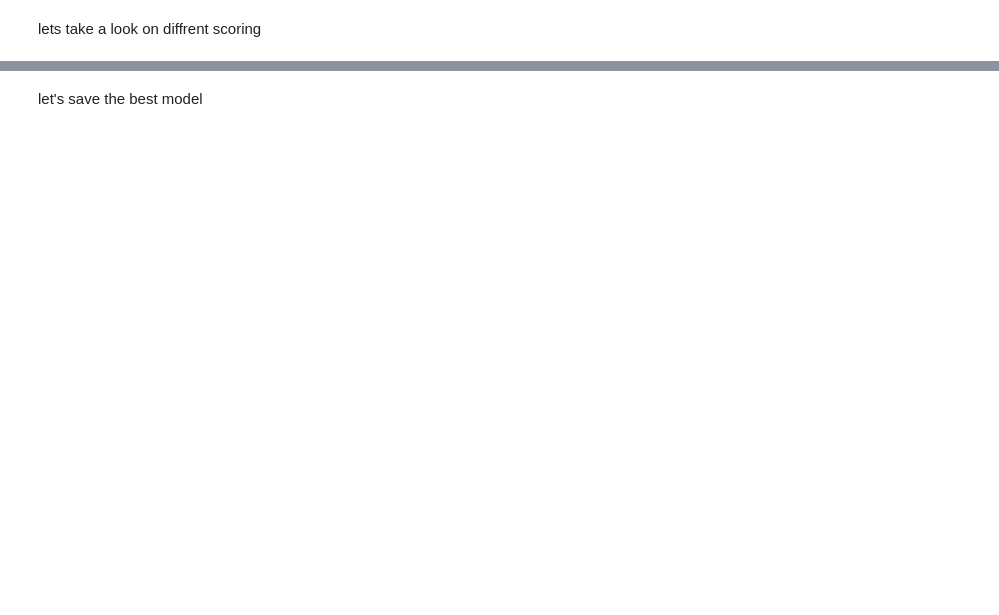
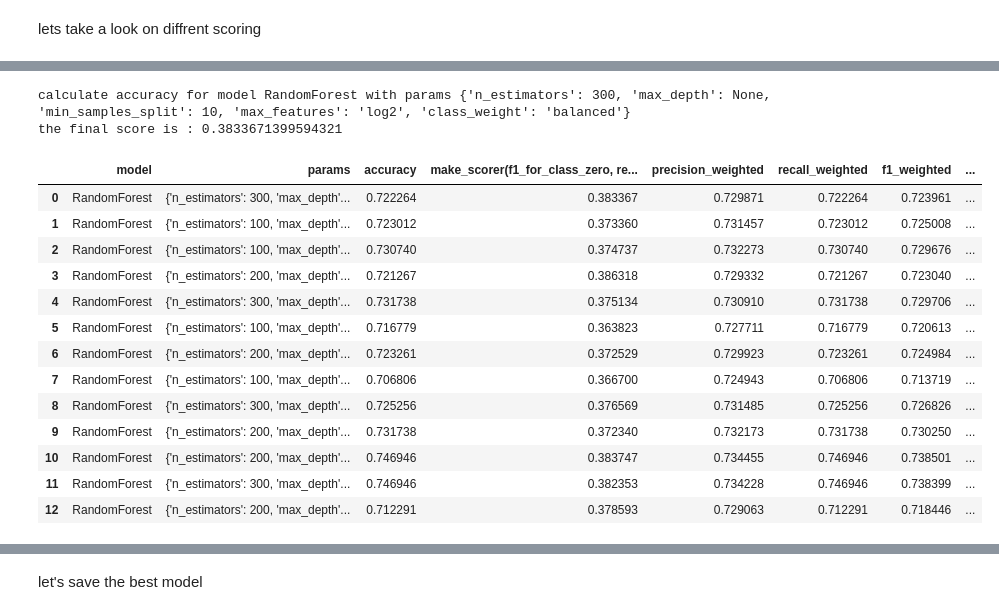
Before and after one commit to gordyay/food-nutrition-module, a Jupyter notebook: src/recipes.ipynb, the cells around one changed output, grey strips where cells are left out. Cells and saved outputs as stored; diff of their text form; code cells hidden in the pictures; blank space fills up the shorter version.

```diff
--- a/src/recipes.ipynb
+++ b/src/recipes.ipynb
@@ -779,7 +852,7 @@ now lets binarize the target column by converting the integers to classes ‘bad
 # %%
 converted_classes_y=pd.cut(closest_int(y), bins = [-1, 1, 3, 5], labels = [0, 1, 2])
 
-splitter = TrainValidationTest(stratified=False,smote=True)
+splitter = TrainValidationTest(stratified=True)
 X_train, X_valid, X_test, y_train, y_valid, y_test = splitter.split(X, converted_classes_y)
 X_comb=pd.concat([X_train, X_valid], axis=0, ignore_index=True)
 y_comb=pd.concat([y_train, y_valid], axis=0, ignore_index=True)
@@ -786,8 +861,17 @@ y_comb=pd.concat([y_train, y_valid], axis=0, ignore_index=True)
+# %%
+from sklearn.metrics import make_scorer, precision_score, recall_score
+
+def f1_for_class_zero(y_true, y_pred):
+    # Точность для класса 0
+    p0 = precision_score(y_true == 0, y_pred == 0, zero_division=0)
+    # Полнота для класса 0
+    r0 = recall_score(y_true == 0, y_pred == 0, zero_division=0)
+    # F1-метрика для класса 0
+    f1_0 = 2 * (p0 * r0) / (p0 + r0) if (p0 + r0) > 0 else 0
+    return f1_0
+
+f1_0_scorer = make_scorer(f1_for_class_zero)
 # %%
-search_parametrs= ModelSelection(estimators,estimators_name, grid_dict, scoring='precision_weighted')
-result_serching=search_parametrs.choose(X_train, y_train, X_valid, y_valid)
-best_classifaer=estimators[estimators_name.index(result_serching.iloc[0]['model'])]
-params=result_serching.iloc[0]['params']
-fit_score(best_classifaer, params, X_comb,y_comb, X_test,y_test, scoring="accuracy")
-calc_scores(estimators, estimators_name, result_serching.head(8), scorings)
+search_parametrs= ModelSelection(estimators,estimators_name, grid_dict, scoring=f1_0_scorer)
+result_class_serching2=search_parametrs.choose(X_train, y_train, X_valid, y_valid)
 # %% [output]
@@ -794,0 +894,32 @@ KeyboardInterrupt:
+# %%
+scorings = [
+    'accuracy',
+    f1_0_scorer,
+    'precision_weighted',
+    'recall_weighted',
+    'f1_weighted',
+    'balanced_accuracy',
+]
+model_name=result_class_serching2.iloc[0]['model']
+best_classifaer=estimators[estimators_name.index(model_name)]
+params=result_class_serching2.iloc[0]['params']
+print(f"calculate {scoring} for model {model_name} with params {params}")
+fit_score(best_classifaer, params, X_comb,y_comb, X_test,y_test, scoring=f1_0_scorer)
+calc_scores(estimators, estimators_name, result_class_serching2.head(13), scorings)
+# %% [output]
+calculate accuracy for model RandomForest with params {'n_estimators': 300, 'max_depth': None, 'min_samples_split': 10, 'max_features': 'log2', 'class_weight': 'balanced'}
+the final score is : 0.3833671399594321
+|  | model | params | accuracy | make_scorer(f1_for_class_zero, re... | precision_weighted | recall_weighted | f1_weighted | ... |
+| 0 | RandomForest | {'n_estimators': 300, 'max_depth'... | 0.722264 | 0.383367 | 0.729871 | 0.722264 | 0.723961 | ... |
+| 1 | RandomForest | {'n_estimators': 100, 'max_depth'... | 0.723012 | 0.373360 | 0.731457 | 0.723012 | 0.725008 | ... |
+| 2 | RandomForest | {'n_estimators': 100, 'max_depth'... | 0.730740 | 0.374737 | 0.732273 | 0.730740 | 0.729676 | ... |
+| 3 | RandomForest | {'n_estimators': 200, 'max_depth'... | 0.721267 | 0.386318 | 0.729332 | 0.721267 | 0.723040 | ... |
+| 4 | RandomForest | {'n_estimators': 300, 'max_depth'... | 0.731738 | 0.375134 | 0.730910 | 0.731738 | 0.729706 | ... |
+| 5 | RandomForest | {'n_estimators': 100, 'max_depth'... | 0.716779 | 0.363823 | 0.727711 | 0.716779 | 0.720613 | ... |
+| 6 | RandomForest | {'n_estimators': 200, 'max_depth'... | 0.723261 | 0.372529 | 0.729923 | 0.723261 | 0.724984 | ... |
+| 7 | RandomForest | {'n_estimators': 100, 'max_depth'... | 0.706806 | 0.366700 | 0.724943 | 0.706806 | 0.713719 | ... |
+| 8 | RandomForest | {'n_estimators': 300, 'max_depth'... | 0.725256 | 0.376569 | 0.731485 | 0.725256 | 0.726826 | ... |
+| 9 | RandomForest | {'n_estimators': 200, 'max_depth'... | 0.731738 | 0.372340 | 0.732173 | 0.731738 | 0.730250 | ... |
+| 10 | RandomForest | {'n_estimators': 200, 'max_depth'... | 0.746946 | 0.383747 | 0.734455 | 0.746946 | 0.738501 | ... |
+| 11 | RandomForest | {'n_estimators': 300, 'max_depth'... | 0.746946 | 0.382353 | 0.734228 | 0.746946 | 0.738399 | ... |
+| 12 | RandomForest | {'n_estimators': 200, 'max_depth'... | 0.712291 | 0.378593 | 0.729063 | 0.712291 | 0.718446 | ... |
```
Also changed, not shown: parts of 49 cells of this notebook, 15 other files.
